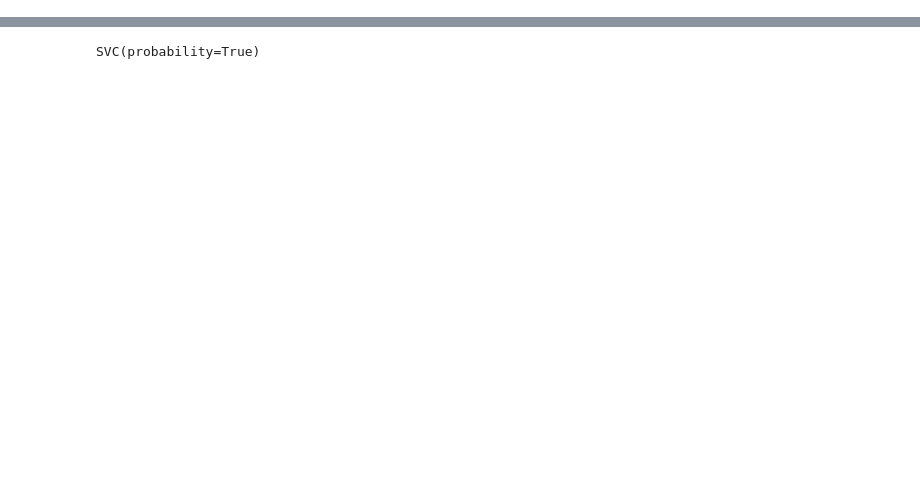
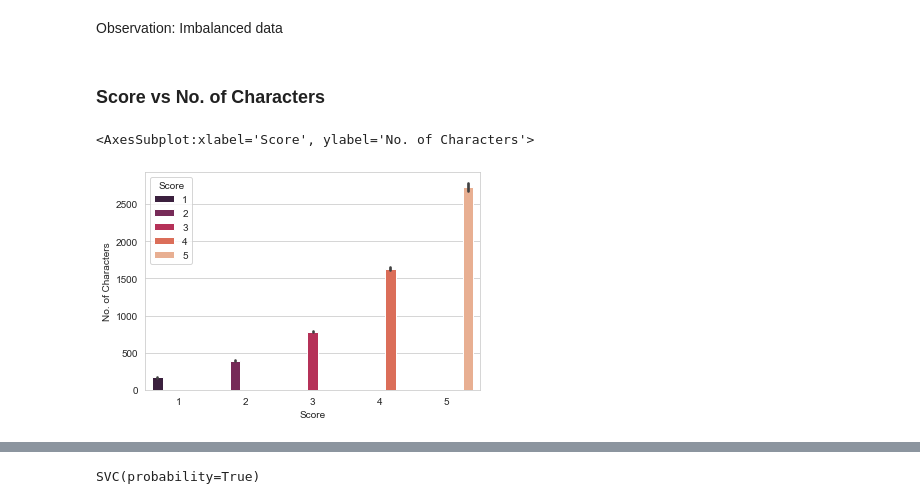
Before and after one commit to rishav-karanjit/Essay-Grader, a Jupyter notebook: Untitled.ipynb, the cells around one changed output, grey strips where cells are left out. Drawn from its saved outputs; the diff is of its cells as text; code cells hidden in the pictures; blank space fills up the shorter version.

```diff
--- a/Untitled.ipynb
+++ b/Untitled.ipynb
@@ -43,0 +75,11 @@ df.corr()
+# %% [markdown]
+Observation: Imbalanced data
+# %% [markdown]
+### Score vs No. of Characters
+# %%
+import seaborn as sns
+sns.set_style("whitegrid")
+sns.barplot(x="Score",y='No. of Characters',hue='Score',data=df,palette="rocket")
+# %% [output]
+<AxesSubplot:xlabel='Score', ylabel='No. of Characters'>
+[figure, added]
```
Also changed, not shown: parts of 29 cells of this notebook, 8 other files.
